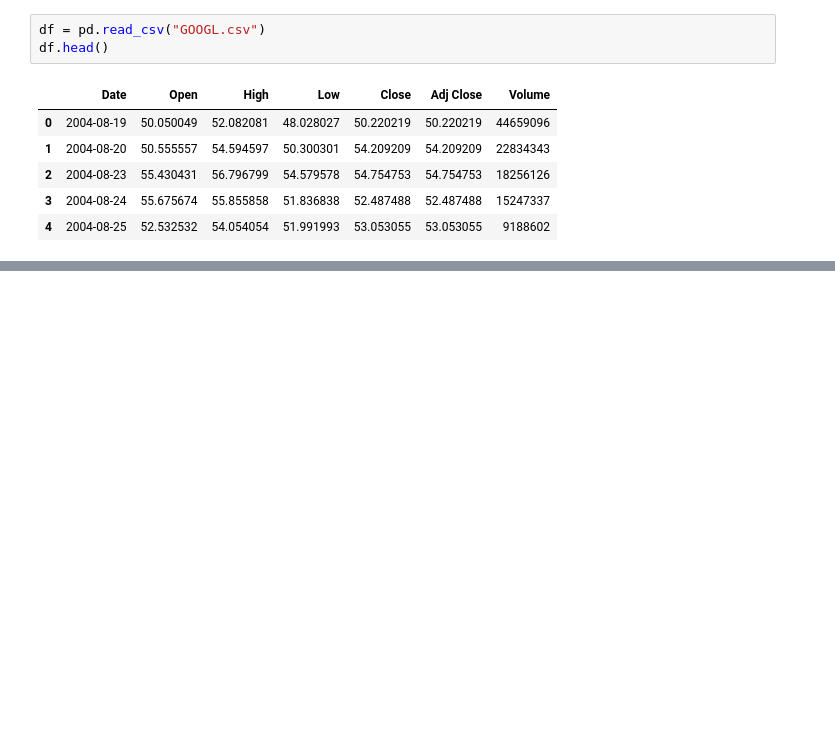
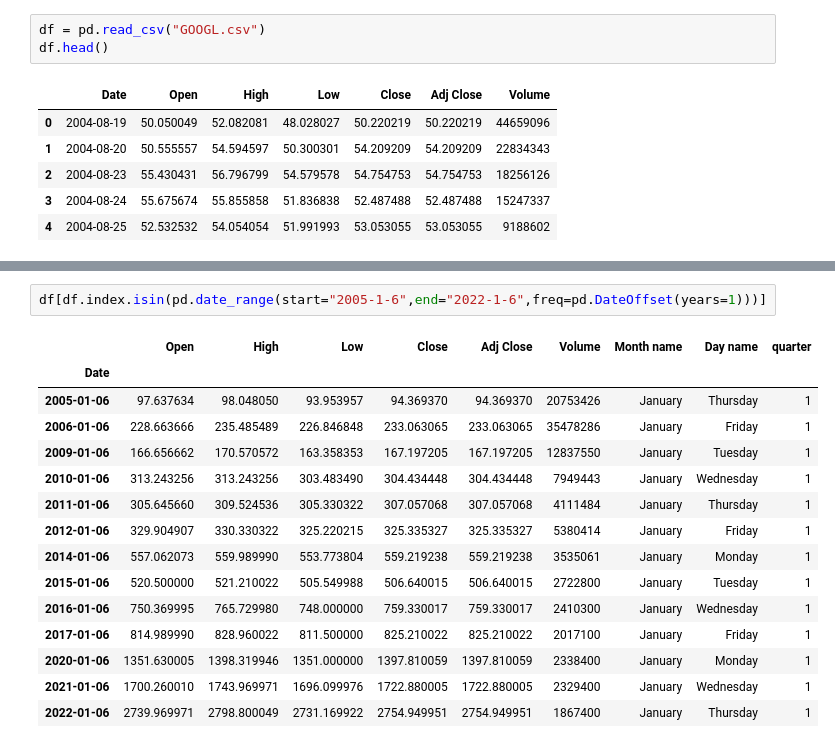
Before and after one commit to swayam-learning/DataScience_ML, a Jupyter notebook: TimeSeriesAnalysis/basics.ipynb, the cells around one changed output, grey strips where cells are left out. Cells and saved outputs as stored; diff of their text form; blank space fills up the shorter version.

```diff
--- a/TimeSeriesAnalysis/basics.ipynb
+++ b/TimeSeriesAnalysis/basics.ipynb
@@ -80,0 +211,18 @@ df.head()
+# %%
+df[df.index.isin(pd.date_range(start="2005-1-6",end="2022-1-6",freq=pd.DateOffset(years=1)))]
+# %% [output]
+|  | Open | High | Low | Close | Adj Close | Volume | Month name | Day name | quarter |
+| Date |  |  |  |  |  |  |  |  |  |
+| 2005-01-06 | 97.637634 | 98.048050 | 93.953957 | 94.369370 | 94.369370 | 20753426 | January | Thursday | 1 |
+| 2006-01-06 | 228.663666 | 235.485489 | 226.846848 | 233.063065 | 233.063065 | 35478286 | January | Friday | 1 |
+| 2009-01-06 | 166.656662 | 170.570572 | 163.358353 | 167.197205 | 167.197205 | 12837550 | January | Tuesday | 1 |
+| 2010-01-06 | 313.243256 | 313.243256 | 303.483490 | 304.434448 | 304.434448 | 7949443 | January | Wednesday | 1 |
+| 2011-01-06 | 305.645660 | 309.524536 | 305.330322 | 307.057068 | 307.057068 | 4111484 | January | Thursday | 1 |
+| 2012-01-06 | 329.904907 | 330.330322 | 325.220215 | 325.335327 | 325.335327 | 5380414 | January | Friday | 1 |
+| 2014-01-06 | 557.062073 | 559.989990 | 553.773804 | 559.219238 | 559.219238 | 3535061 | January | Monday | 1 |
+| 2015-01-06 | 520.500000 | 521.210022 | 505.549988 | 506.640015 | 506.640015 | 2722800 | January | Tuesday | 1 |
+| 2016-01-06 | 750.369995 | 765.729980 | 748.000000 | 759.330017 | 759.330017 | 2410300 | January | Wednesday | 1 |
+| 2017-01-06 | 814.989990 | 828.960022 | 811.500000 | 825.210022 | 825.210022 | 2017100 | January | Friday | 1 |
+| 2020-01-06 | 1351.630005 | 1398.319946 | 1351.000000 | 1397.810059 | 1397.810059 | 2338400 | January | Monday | 1 |
+| 2021-01-06 | 1700.260010 | 1743.969971 | 1696.099976 | 1722.880005 | 1722.880005 | 2329400 | January | Wednesday | 1 |
+| 2022-01-06 | 2739.969971 | 2798.800049 | 2731.169922 | 2754.949951 | 2754.949951 | 1867400 | January | Thursday | 1 |
```
Also changed, not shown: parts of 21 cells of this notebook.
